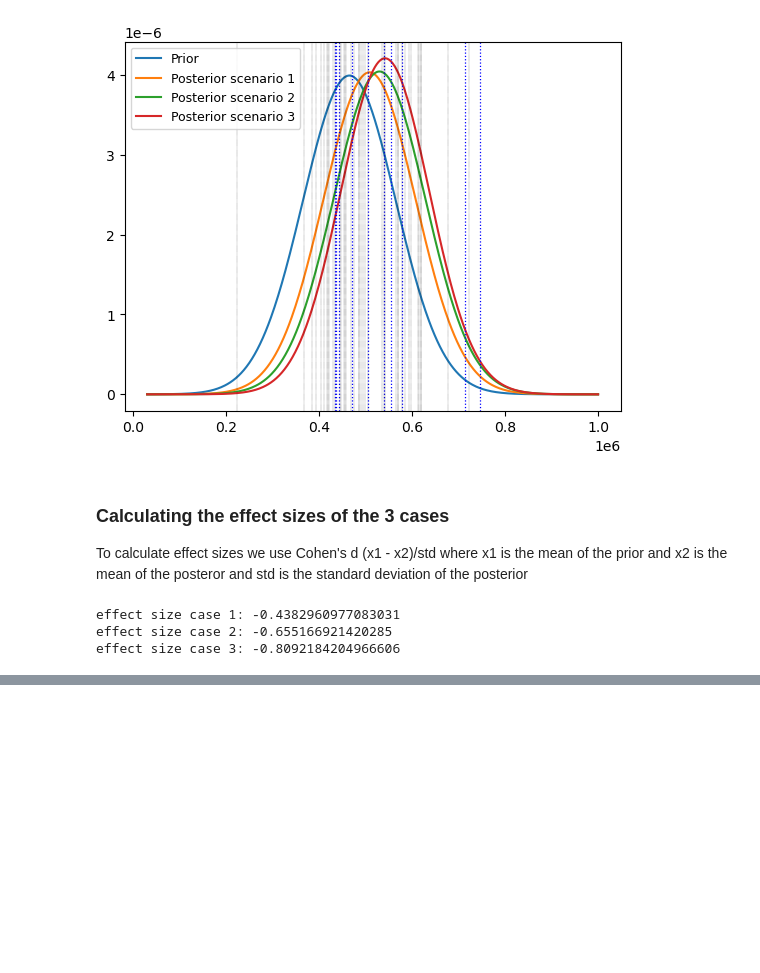
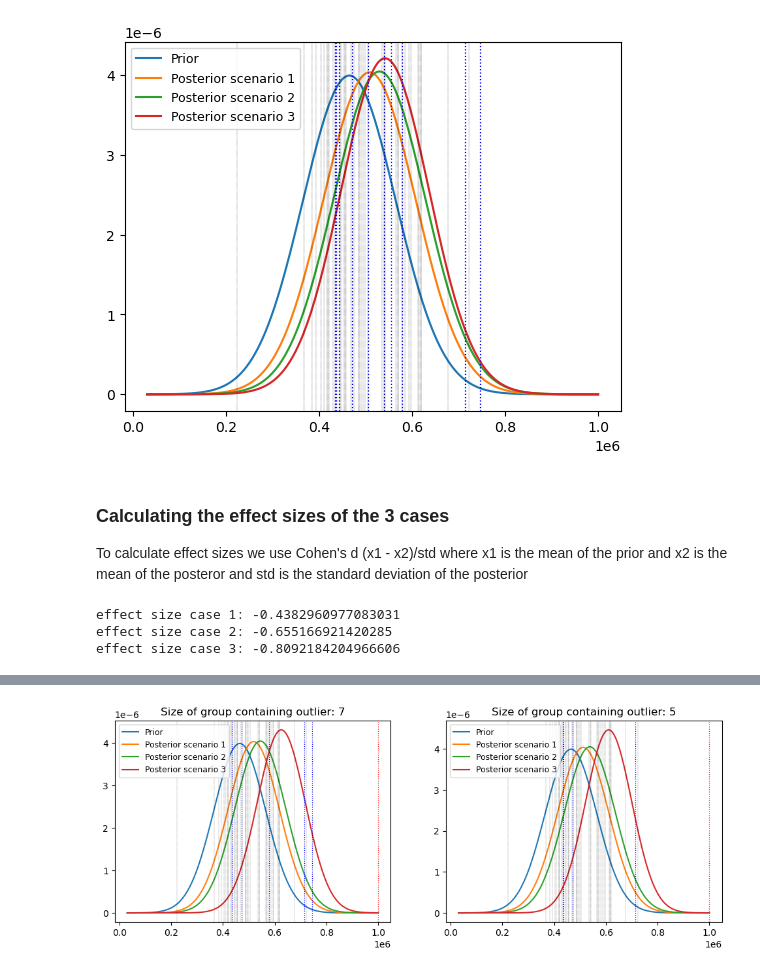
Before and after one commit to RasmusCarl/Privug-SOGA, a Jupyter notebook: MyNotebook.ipynb, the cells around one changed output, grey strips where cells are left out. Cells and saved outputs as stored; diff of their text form; code cells hidden in the pictures; blank space fills up the shorter version.

```diff
--- a/MyNotebook.ipynb
+++ b/MyNotebook.ipynb
@@ -98,0 +199,82 @@ effect size case 3: -0.8092184204966606
+# %%
+#The acutal sampled values with 7 people in male2130 group:
+meanm2130_3 = [999999., 433856., 713989., 471166., 435411., 745048., 577540.]
+meanm3140_3 = [429254., 565260., 490365., 568815., 446628., 417811., 403353., 618130., 454271., 444181.]
+meanm4150_3 = [612930., 486621., 535591., 584664., 467942., 593904., 577935., 366869., 614758., 676634.]
+meanm5160_3 = [421815., 619666., 723055., 498242., 540499., 541263., 494399., 596725., 474274., 504156.]
+meanf2130_3 = [570584., 486264., 433134., 418759., 222708., 455372., 457377., 383811., 394170., 409574.]
+# %%
+#The acutal sampled values with 5 people in male2130 group:
+meanm2130_3b = [999999., 433856., 713989., 471166., 435411.]
+meanm3140_3b = [429254., 565260., 490365., 568815., 446628., 417811., 403353., 618130., 454271., 444181.]
+meanm4150_3b = [612930., 486621., 535591., 584664., 467942., 593904., 577935., 366869., 614758., 676634.]
+meanm5160_3b = [421815., 619666., 723055., 498242., 540499., 541263., 494399., 596725., 474274., 504156.]
+meanf2130_3b = [570584., 486264., 433134., 418759., 222708., 455372., 457377., 383811., 394170., 409574.]
+# %%
+fig, (ax1, ax2) = plt.subplots(1, 2, figsize=(12, 4))
+x = np.linspace(30000,1000000,500)
+ax1.title.set_text('Size of group containing outlier: 7')
+ax2.title.set_text('Size of group containing outlier: 5')
+#######################################################
+#### Plotting for group with 7 people
+#######################################################
+prior1 = norm.pdf(x, loc=465000, scale=100000)
+posterior1 = output_dist_case_3_exp1.gm.marg_pdf(x, 0)
+
+posterior2 = output_dist_case_3_exp2.gm.marg_pdf(x, 0)
+
+posterior3 = output_dist_case_3_exp3.gm.marg_pdf(x, 0)
+
+ax1.plot(x, prior1, label='Prior')
+ax1.plot(x, posterior1, label='Posterior scenario 1')
+ax1.plot(x, posterior2, label='Posterior scenario 2')
+ax1.plot(x, posterior3, label='Posterior scenario 3')
+
+w = 0.3
+w2130 = 0.9
+for val in meanm2130_3:
+    if(val == 999999):
+        ax1.axvline( val, color="red",linestyle = 'dotted',linewidth=w2130)
+    else:
+        ax1.axvline( val, color="blue",linestyle = 'dotted',linewidth=w2130)
+for val in meanm3140_3:
+    ax1.axvline( val, color="black",linestyle = 'dotted',linewidth=w)
+for val in meanm4150_3:
+    ax1.axvline( val, color="black",linestyle = 'dotted',linewidth=w)
+for val in meanm5160_3:
+    ax1.axvline( val, color="black",linestyle = 'dotted',linewidth=w)
+for val in meanf2130_3:
+    ax1.axvline( val, color="black",linestyle = 'dotted',linewidth=w)
+
+ax1.legend(loc="upper left",  fontsize="9")
+
+#######################################################
+#### Plotting for group with 5 people
+#######################################################
+
+posterior1b = output_dist_case_3_exp4.gm.marg_pdf(x, 0)
+posterior2b = output_dist_case_3_exp5.gm.marg_pdf(x, 0)
+posterior3b = output_dist_case_3_exp6.gm.marg_pdf(x, 0)
+
+
+ax2.plot(x, prior1, label='Prior')
+ax2.plot(x, posterior1b, label='Posterior scenario 1')
+ax2.plot(x, posterior2b, label='Posterior scenario 2')
+ax2.plot(x, posterior3b, label='Posterior scenario 3')
+
+for val in meanm2130_3b:
+    if(val == 999999):
+        ax2.axvline( val, color="red",linestyle = 'dotted',linewidth=w2130)
+    else:
+        ax2.axvline( val, color="blue",linestyle = 'dotted',linewidth=w2130)
+for val in meanm3140_3b:
+    ax2.axvline( val, color="black",linestyle = 'dotted',linewidth=w)
+for val in meanm4150_3b:
+    ax2.axvline( val, color="black",linestyle = 'dotted',linewidth=w)
+for val in meanm5160_3b:
+    ax2.axvline( val, color="black",linestyle = 'dotted',linewidth=w)
+for val in meanf2130_3b:
+    ax2.axvline( val, color="black",linestyle = 'dotted',linewidth=w)
+
+ax2.legend(loc="upper left",  fontsize="9")
+# %% [output]
@@ -98,0 +282 @@ effect size case 3: -0.8092184204966606
+[figure, added]
```
Also changed, not shown: parts of 23 cells of this notebook, 18 other files.
